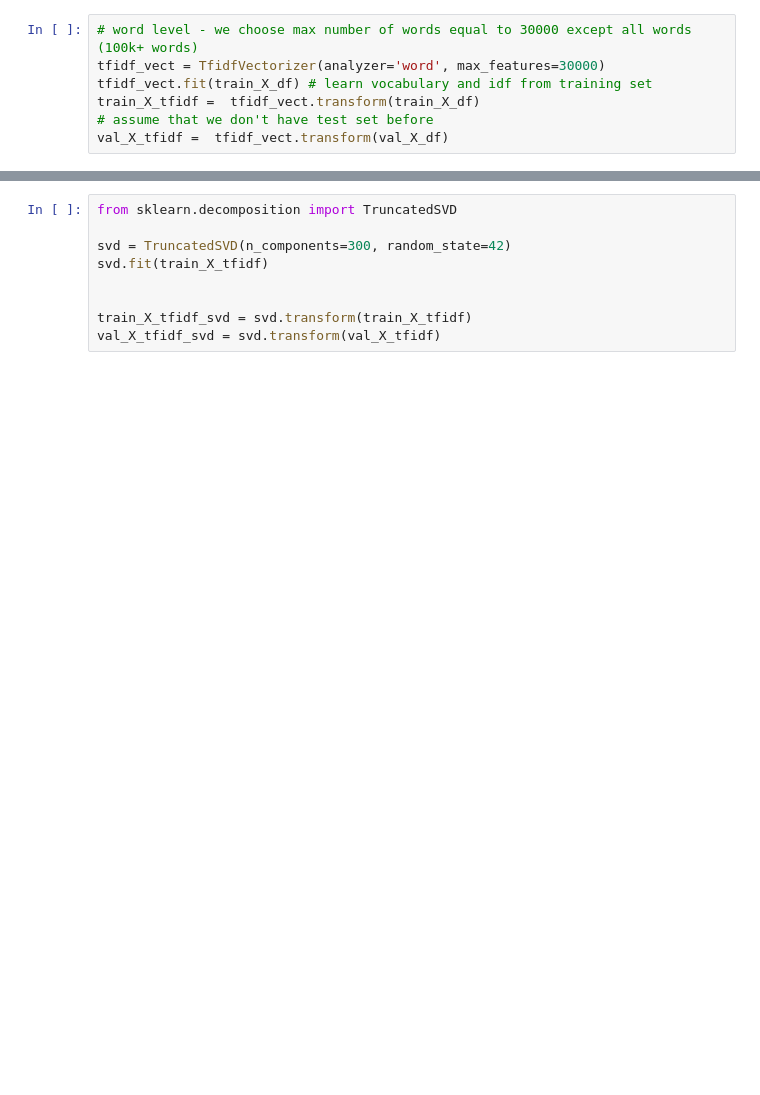
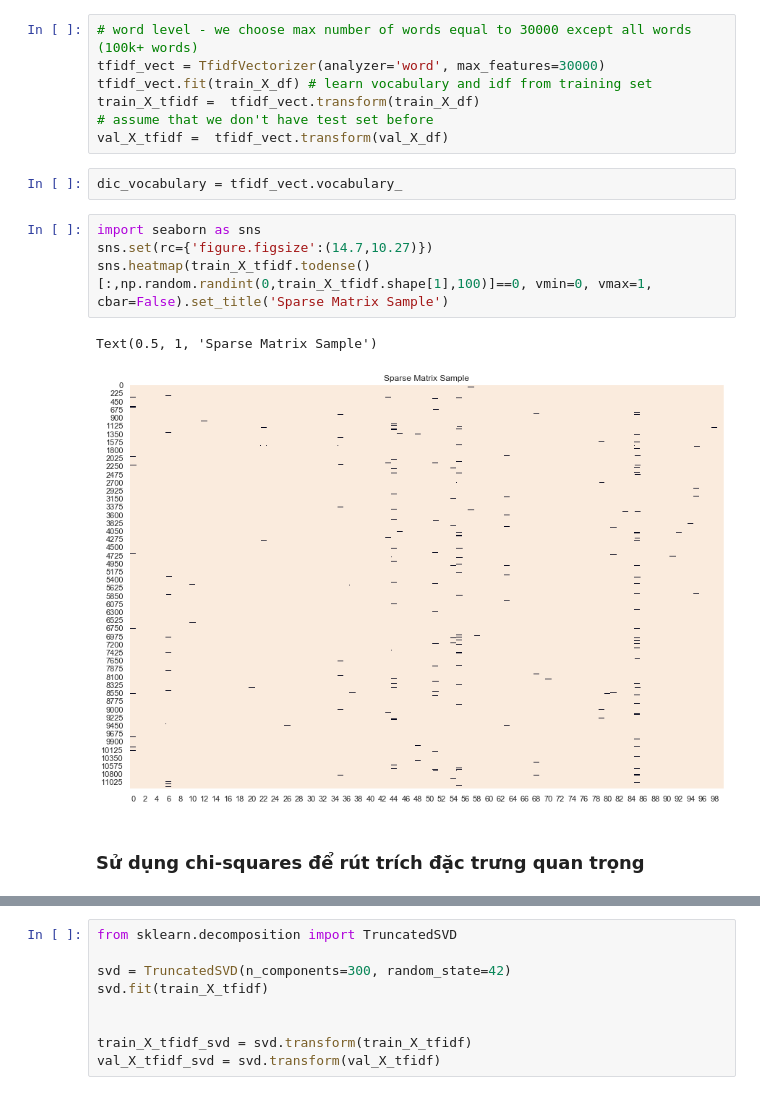
Before and after one commit to vlozg/DoAn_CuoiKy_DataScience, a Jupyter notebook: src/Pre.ipynb, the cells around one changed output, grey strips where cells are left out. Saved outputs shown, nothing was run; the diff lists cells and outputs as text; blank space fills up the shorter version.

```diff
--- a/src/Pre.ipynb
+++ b/src/Pre.ipynb
@@ -356,3 +358,14 @@ tfidf_vect.fit(train_X_df) # learn vocabulary and idf from training set
 train_X_tfidf =  tfidf_vect.transform(train_X_df)
 # assume that we don't have test set before
 val_X_tfidf =  tfidf_vect.transform(val_X_df)
+# %%
+dic_vocabulary = tfidf_vect.vocabulary_
+# %%
+import seaborn as sns
+sns.set(rc={'figure.figsize':(14.7,10.27)})
+sns.heatmap(train_X_tfidf.todense()[:,np.random.randint(0,train_X_tfidf.shape[1],100)]==0, vmin=0, vmax=1, cbar=False).set_title('Sparse Matrix Sample')
+# %% [output]
+Text(0.5, 1, 'Sparse Matrix Sample')
+[figure, added]
+# %% [markdown]
+### Sử dụng chi-squares để rút trích đặc trưng quan trọng
```
Also changed, not shown: parts of 13 cells of this notebook, 1 other file.
